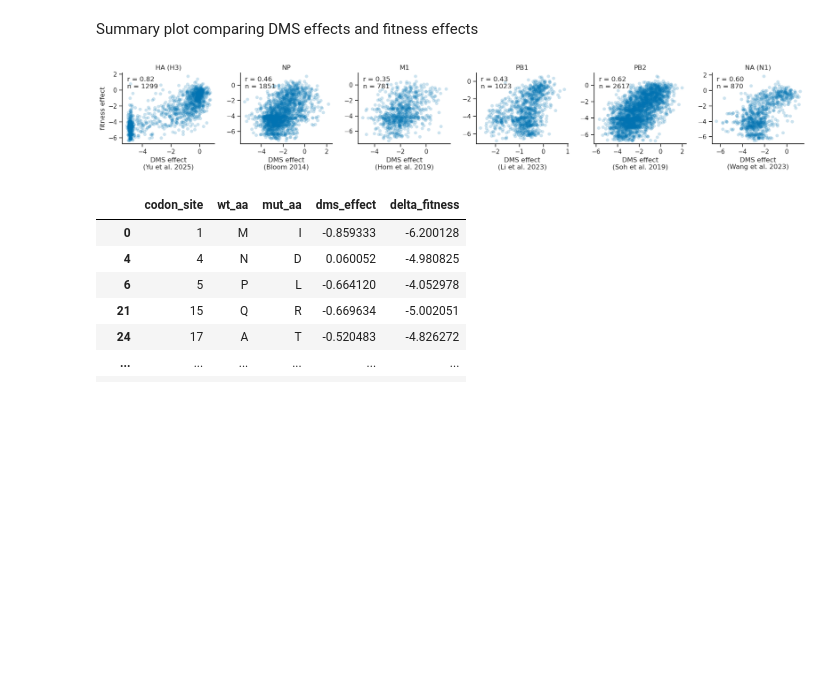
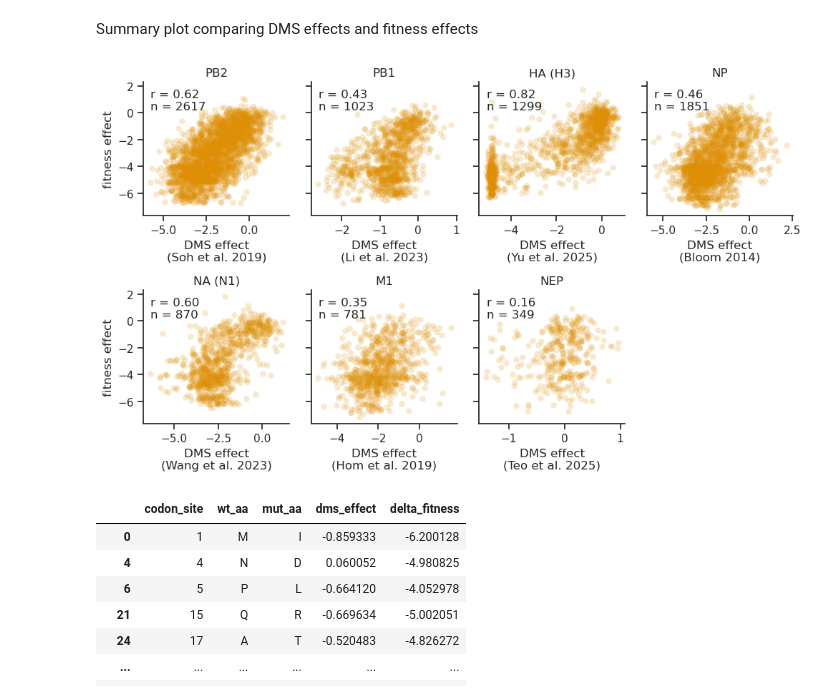
Before and after one commit to matsengrp/flu-mut-rates, a Jupyter notebook: notebooks/analyze_fitness_effects.ipynb, the cells around one changed output. Cells and saved outputs as stored; diff of their text form; code cells hidden in the pictures; blank space fills up the shorter version.

```diff
--- a/notebooks/analyze_fitness_effects.ipynb
+++ b/notebooks/analyze_fitness_effects.ipynb
@@ -257,12 +256,10 @@ N sites with data: 485
 Read in data for PB2.
 # %%
 # Get fitness data
-count_threshold = 25
-fitness_lod = np.log(0.5/(count_threshold+0.5))
 fitness_data = fitness_df[
     (fitness_df['gene'] == 'PB2') &
     (fitness_df['mut_class'] == 'nonsynonymous') &
-    (fitness_df['expected_count'] >= count_threshold) &
+    (fitness_df['expected_count'] >= count_threshold_dms_comparison) &
     (fitness_df['subtype'] == 'all')
 ].copy()
 fitness_data['codon_site'] = fitness_data['codon_site'].astype(int)
@@ -396,39 +462,50 @@ N sites with data: 227
 Summary plot comparing DMS effects and fitness effects
 # %%
 datasets = [
+    ('PB2', pb2_dms_data),
+    ('PB1', pb1_dms_data),
     ('HA (H3)',  ha_dms_data),
     ('NP',  np_dms_data),
+    ('NA (N1)',  na_dms_data),
     ('M1',  m1_dms_data),
-    ('PB1', pb1_dms_data),
-    ('PB2', pb2_dms_data),
-    ('NA (N1)',  na_dms_data),
+    ('NEP', nep_dms_data),
 ]
 author_year = {
     'HA (H3)' : 'Yu et al. 2025',
     'NP' : 'Bloom 2014',
     'M1' : 'Hom et al. 2019',
+    'NEP' : 'Teo et al. 2025',
     'PB1' : 'Li et al. 2023',
     'PB2' : 'Soh et al. 2019',
     'NA (N1)' : 'Wang et al. 2023',
 }
 
-fig, axs = plt.subplots(1, len(datasets), figsize=(18, 3))
+fig, axs = plt.subplots(ncols=4, nrows=2, figsize=(10, 6), sharey=True)
+axs = axs.flatten()
 
+fitness_lod = np.log(0.5/(count_threshold_dms_comparison+0.5))
 for ax, (label, df) in zip(axs, datasets):
     r = df['dms_effect'].corr(df['delta_fitness'])
     n = len(df)
-    sns.scatterplot(x='dms_effect', y='delta_fitness', data=df, alpha=0.2, linewidth=0, ax=ax)
+    sns.scatterplot(
+        x='dms_effect', y='delta_fitness', data=df,
+        c=mut_class_colors['nonsynonymous'], alpha=0.2, linewidth=0, ax=ax
+    )
+    # ax.axhline(fitness_lod, color='gray', linestyle='--')
     ax.annotate(f'r = {r:.2f}\nn = {n}', xy=(0.05, 0.95), xycoords='axes fraction', va='top')
     ax.set(
         title=label, xlabel=f'DMS effect\n({author_year[label]})',
-        ylabel='fitness effect' if ax is axs[0] else ''
+        ylabel='fitness effect'
     )
     sns.despine(ax=ax)
 
+# Hide the last plot
+axs[-1].axis('off')
+
 plt.tight_layout()
 plt.show()
 # %% [output]
-[figure, old version]
+[figure, new version]
 # %%
 pb1_dms_data[
     (pb1_dms_data['delta_fitness'] < -4) &
```
Also changed, not shown: parts of 5 cells of this notebook, 3 other files.
